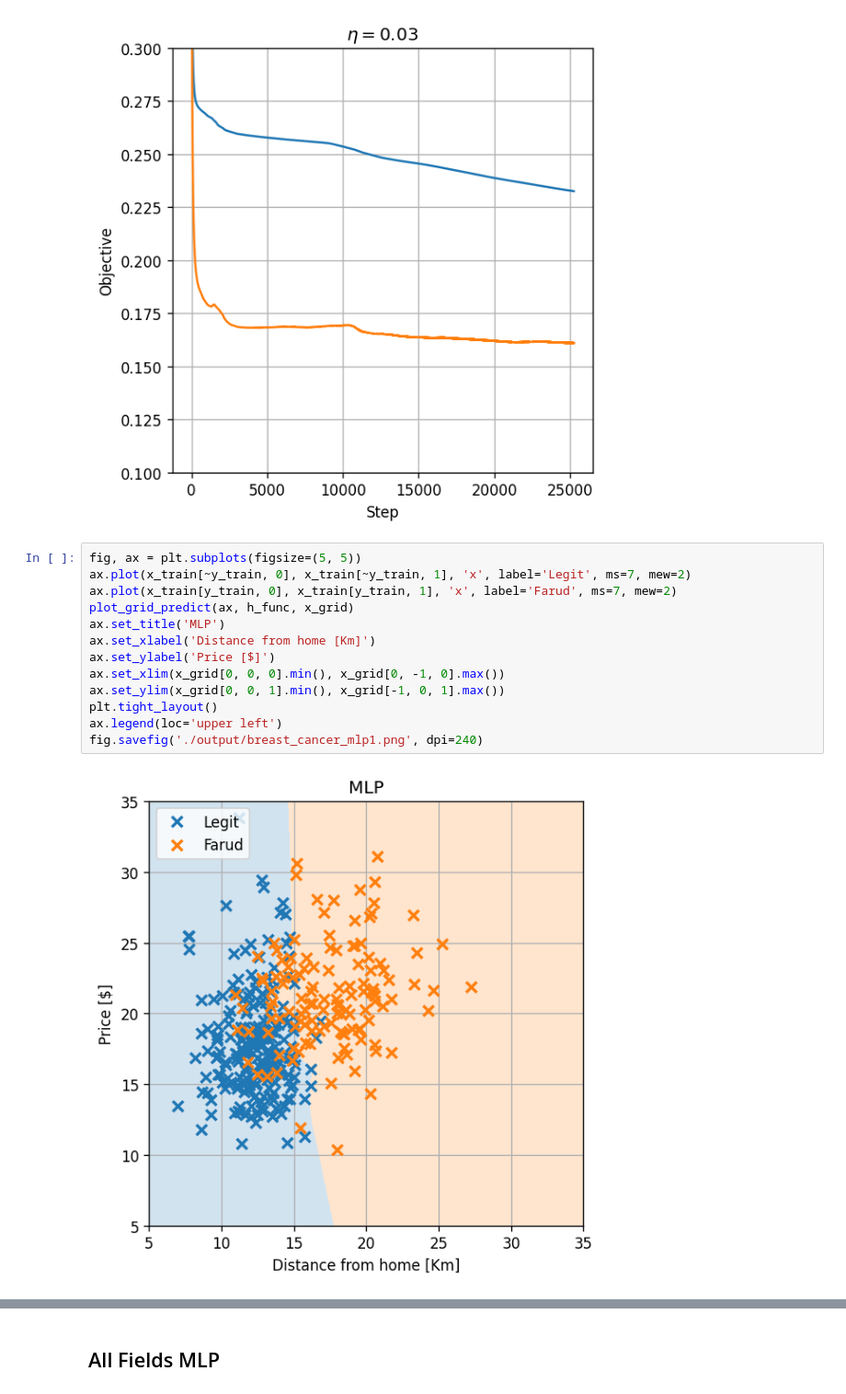
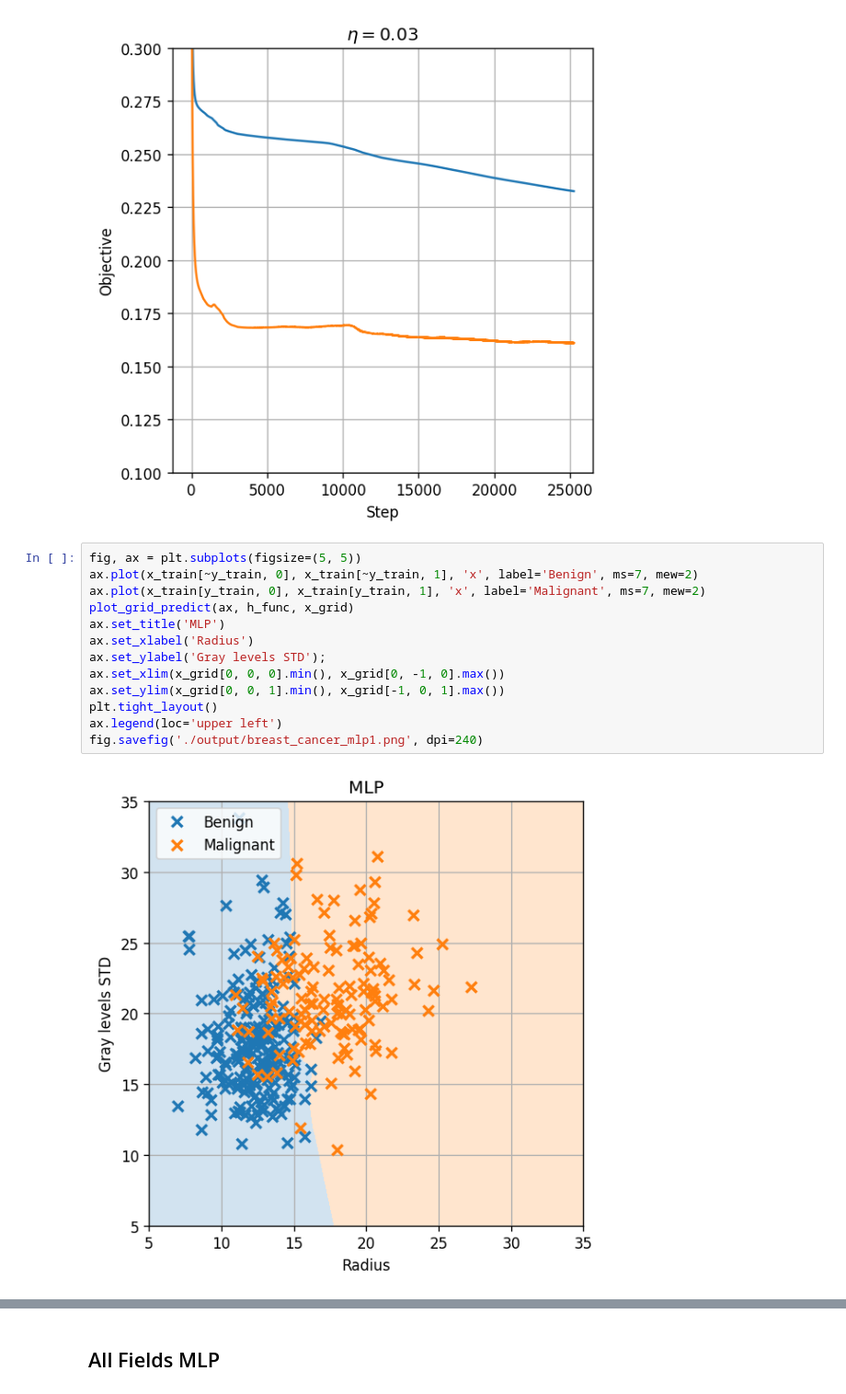
Before and after one commit to technion046195/technion046195, a Jupyter notebook: content/tutorial09/example.ipynb, the cells around one changed output, grey strips where cells are left out. Shown at 92% size. Drawn from its saved outputs; the diff is of its cells as text.

```diff
--- a/content/tutorial09/example.ipynb
+++ b/content/tutorial09/example.ipynb
@@ -288,19 +288,19 @@ The misclassification rate on the validation is: 0.08
 [figure]
 # %%
 fig, ax = plt.subplots(figsize=(5, 5))
-ax.plot(x_train[~y_train, 0], x_train[~y_train, 1], 'x', label='Legit', ms=7, mew=2)
-ax.plot(x_train[y_train, 0], x_train[y_train, 1], 'x', label='Farud', ms=7, mew=2)
+ax.plot(x_train[~y_train, 0], x_train[~y_train, 1], 'x', label='Benign', ms=7, mew=2)
+ax.plot(x_train[y_train, 0], x_train[y_train, 1], 'x', label='Malignant', ms=7, mew=2)
 plot_grid_predict(ax, h_func, x_grid)
 ax.set_title('MLP')
-ax.set_xlabel('Distance from home [Km]')
-ax.set_ylabel('Price [$]')
+ax.set_xlabel('Radius')
+ax.set_ylabel('Gray levels STD');
 ax.set_xlim(x_grid[0, 0, 0].min(), x_grid[0, -1, 0].max())
 ax.set_ylim(x_grid[0, 0, 1].min(), x_grid[-1, 0, 1].max())
 plt.tight_layout()
 ax.legend(loc='upper left')
 fig.savefig('./output/breast_cancer_mlp1.png', dpi=240)
 # %% [output]
-[figure, old version]
+[figure, new version]
 # %%
 fig, ax = plt.subplots(figsize=(5, 5))
 plot_grid_predict(ax, h_func, x_grid)
```
Also changed, not shown: parts of 2 cells of this notebook, 43 other files.
